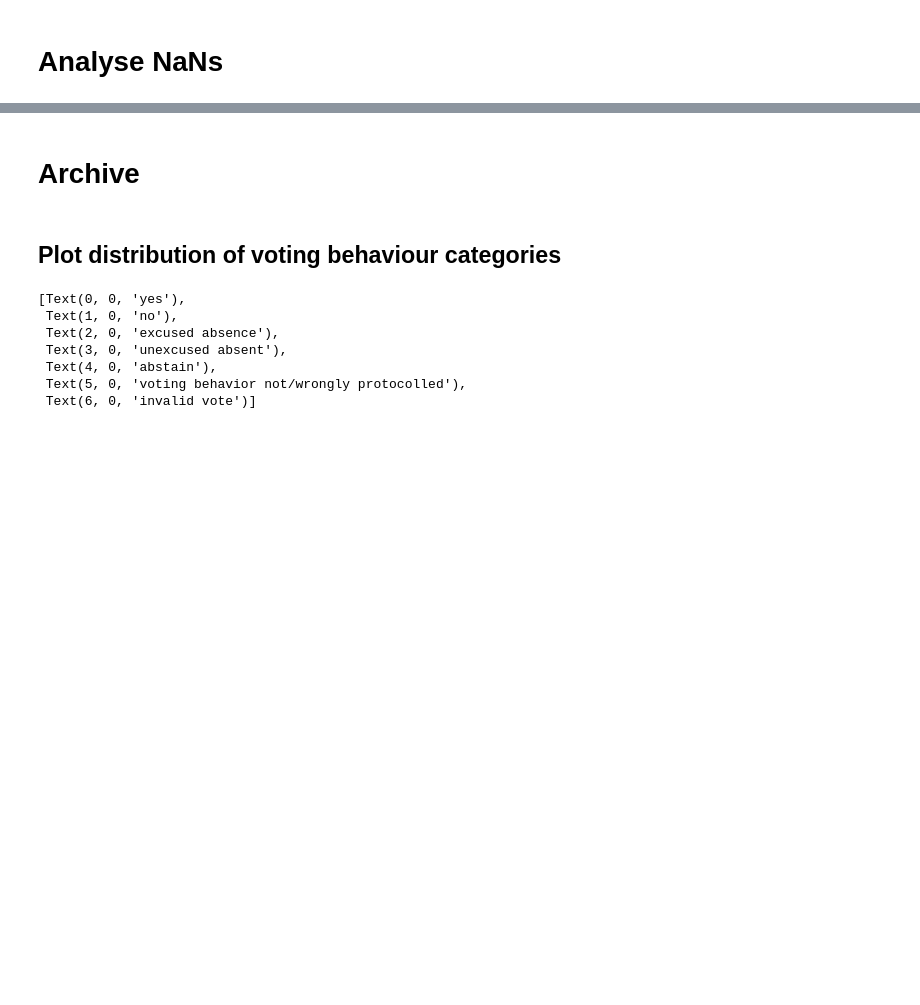
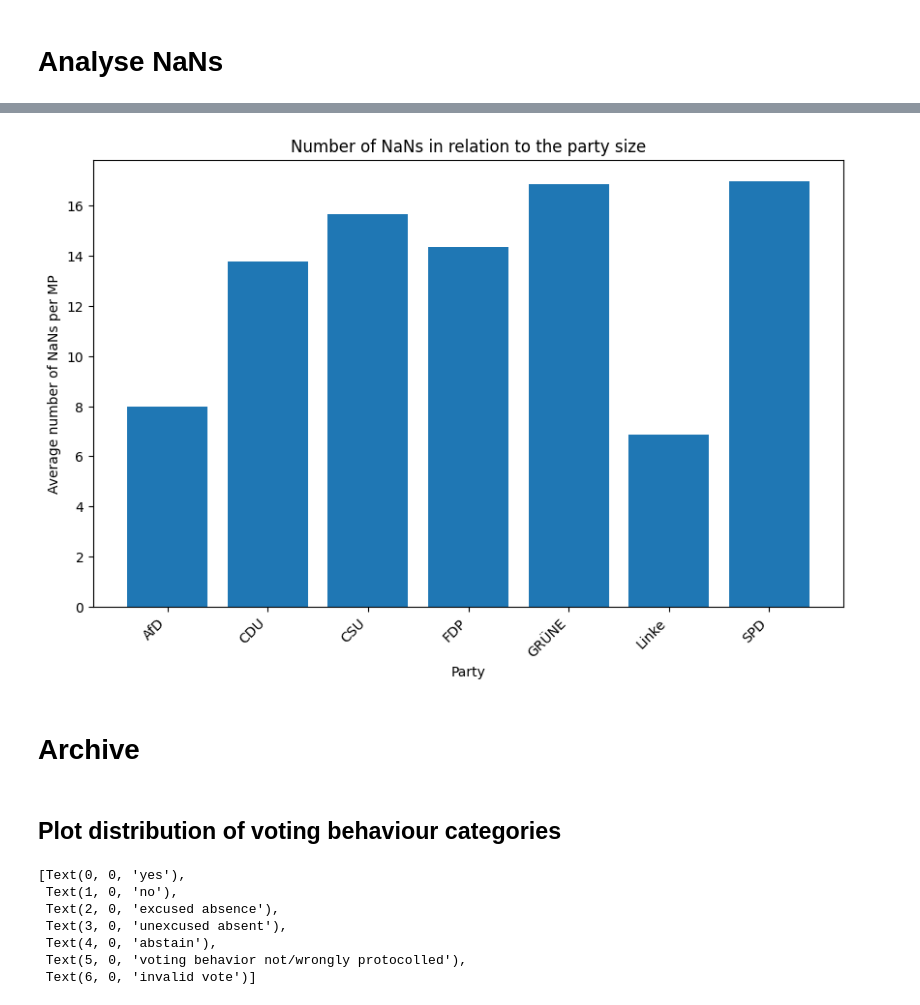
Before and after one commit to mograev/btvote, a Jupyter notebook: notebooks/0-data-understanding.ipynb, the cells around one changed output, grey strips where cells are left out. Drawn from its saved outputs; the diff is of its cells as text; code cells hidden in the pictures; blank space fills up the shorter version.

```diff
--- a/notebooks/0-data-understanding.ipynb
+++ b/notebooks/0-data-understanding.ipynb
@@ -147,0 +225,8 @@ array([11004388., 11004191., 11004174., 11004295.], dtype=float32)
+# %%
+# Calculate number of NaNs per party in relation to their party size, so the average number of NaNs per MP for each party.
+transformed_isna = transformed[transformed.columns[1:]].isna()
+transformed_isna = pd.concat([transformed['party_text'],transformed_isna], axis=1)
+transformed_isna['party_size'] = 1
+transformed_grouped = transformed_isna.groupby('party_text', as_index=False).sum()
+transformed_grouped['party_rel'] = transformed_grouped[transformed.columns[1:-1]].sum(axis=1) / (transformed_grouped['party_size'])
+transformed_grouped
@@ -148,3 +243,15 @@ array([11004388., 11004191., 11004174., 11004295.], dtype=float32)
+# %%
+fig, ax = plt.subplots(1, 1, figsize=(10, 6))
+ax.bar(transformed_grouped['party_text'], transformed_grouped['party_rel'])
+ax.set_title('Number of NaNs in relation to the party size')
+ax.set_xlabel('Party')
+ax.set_ylabel('Average number of NaNs per MP')
+
+ax.set_xticklabels(ax.get_xticklabels(), rotation=45, ha='right')
+
+plt.show()
+# %% [output]
+[figure, added]
 # %% [markdown]
 # Archive
 # %% [markdown]
```
Also changed, not shown: parts of 14 cells of this notebook.
